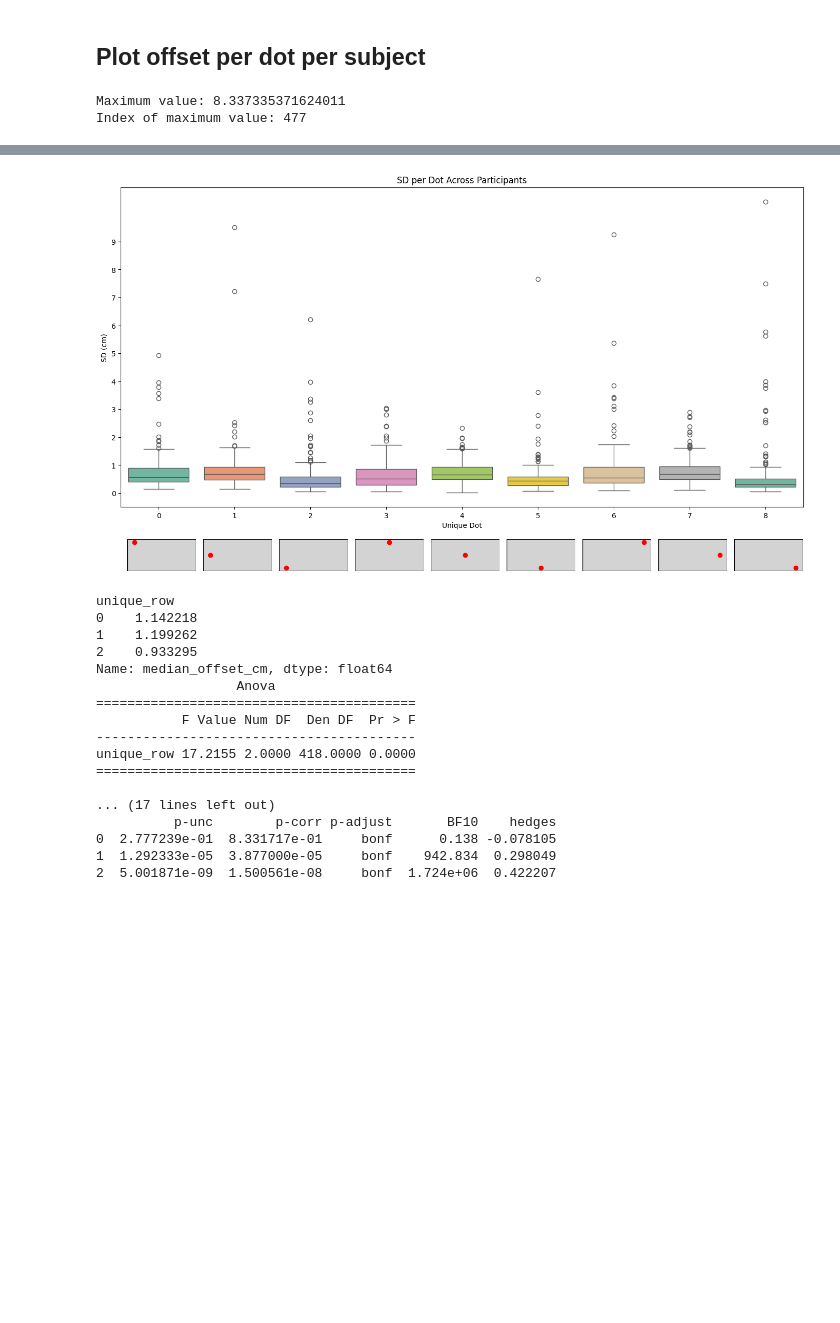
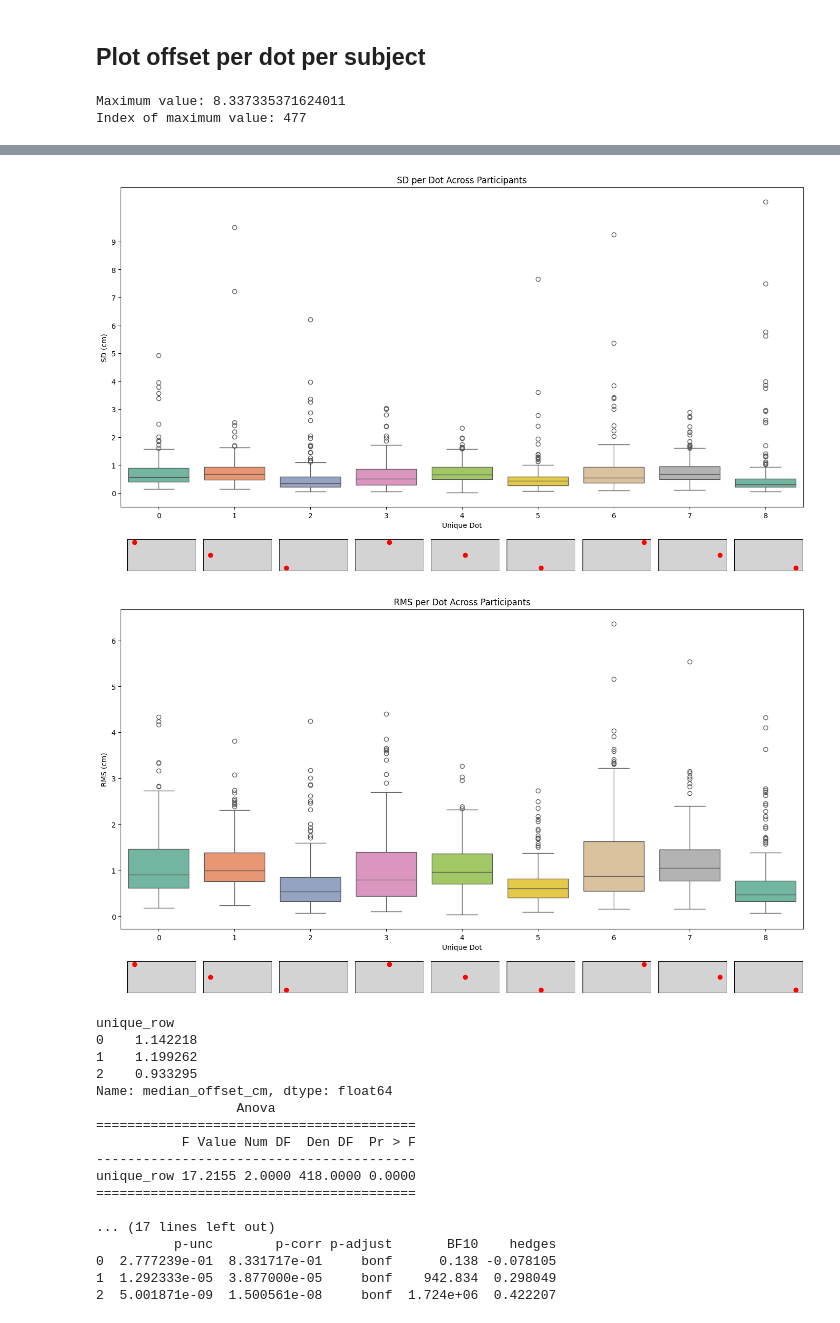
Before and after one commit to artembelopolsky/DeepEye_analyze, a Jupyter notebook: deepeye_analyze_VBLDress1_calibration.ipynb, the cells around one changed output, grey strips where cells are left out. Drawn from its saved outputs; the diff is of its cells as text; code cells hidden in the pictures; blank space fills up the shorter version.

Commit message:
added boxplots and matrix plot for RMS

```diff
--- a/deepeye_analyze_VBLDress1_calibration.ipynb
+++ b/deepeye_analyze_VBLDress1_calibration.ipynb
@@ -337,6 +337,8 @@ def plot_offset_per_dot_with_positions(summary_df, measurement='Offset', screen_
         sns.boxplot(x='unique_dot', y='median_offset_cm', data=summary_df, hue='unique_dot', palette="Set2", ax=main_ax, legend=False)
     elif measurement == 'SD':
         sns.boxplot(x='unique_dot', y='eucl_dist_gaze_to_median_cm', data=summary_df, hue='unique_dot', palette="Set2", ax=main_ax, legend=False)
+    elif measurement == 'RMS':
+        sns.boxplot(x='unique_dot', y='rms_error_cm', data=summary_df, hue='unique_dot', palette="Set2", ax=main_ax, legend=False)
 
 
     # Set labels for main plot
@@ -358,34 +360,36 @@ def plot_offset_per_dot_with_positions(summary_df, measurement='Offset', screen_
         inset_ax = main_ax.inset_axes([i / len(unique_dots) + 0.01, -0.2, 0.9 / len(unique_dots), 0.1])
 
         # Draw the rectangle representing the screen
         inset_ax.add_patch(patches.Rectangle((0, 0), screen_width, screen_height, edgecolor='black', facecolor='lightgray'))
 
         # Plot the dot’s relative position
         inset_ax.plot(x_avg/1920 *screen_width, y_avg/1080 * screen_height, 'ro')
 
         # Set axis limits and remove ticks for the inset plot
         inset_ax.set_xlim(0, screen_width)
         inset_ax.set_ylim(0, screen_height)
         inset_ax.invert_yaxis()  # Invert the y-axis
         inset_ax.axis('off')  # Hide axes for clarity
 
     # Adjust layout
     plt.tight_layout()
     plt.show()
 
-summary_df_per_dot= summary_df.groupby(['subj_nr','unique_dot', 'x_scaled', 'y_scaled'])[['median_offset_cm', 'eucl_dist_gaze_to_median_cm']].mean().reset_index()
+summary_df_per_dot= summary_df.groupby(['subj_nr','unique_dot', 'x_scaled', 'y_scaled'])[['median_offset_cm', 'eucl_dist_gaze_to_median_cm', 'rms_error_cm']].mean().reset_index()
 max_value = summary_df_per_dot['median_offset_cm'].max()
 max_index = summary_df_per_dot['median_offset_cm'].idxmax()
 print("Maximum value:", max_value)
 print("Index of maximum value:", max_index)
 
 plot_offset_per_dot_with_positions(summary_df_per_dot, measurement='Offset')
 plot_offset_per_dot_with_positions(summary_df_per_dot, measurement='SD')
+plot_offset_per_dot_with_positions(summary_df_per_dot, measurement='RMS')
 # %% [output]
 Maximum value: 8.337335371624011
 Index of maximum value: 477
 [figure]
 [figure]
+[figure, added]
 # %%
 # Group dots by the column and row they are in
 _, col_indices = np.unique(summary_df_per_dot[['x_scaled']], axis=0, return_inverse=True)
```
Also changed, not shown: parts of 2 cells of this notebook.
